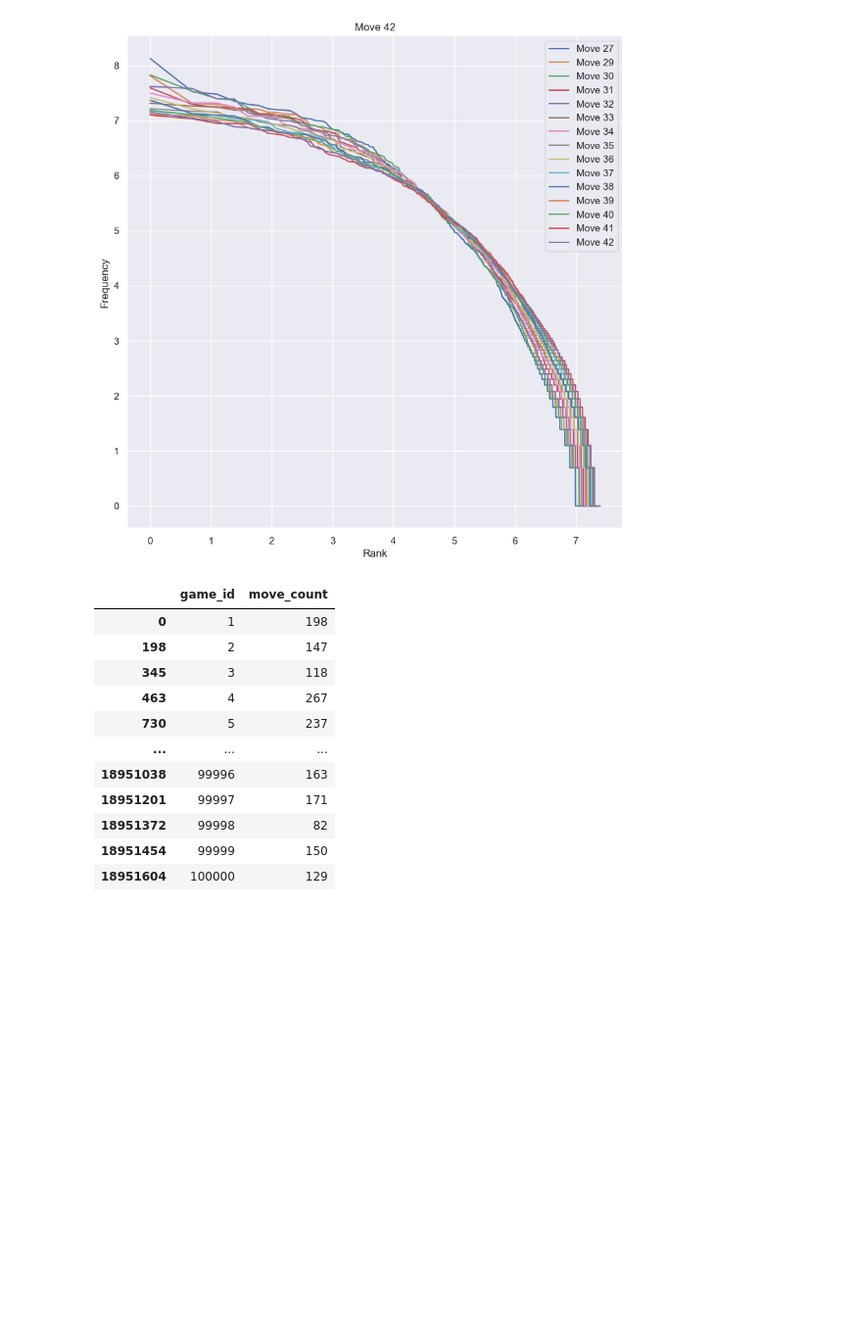
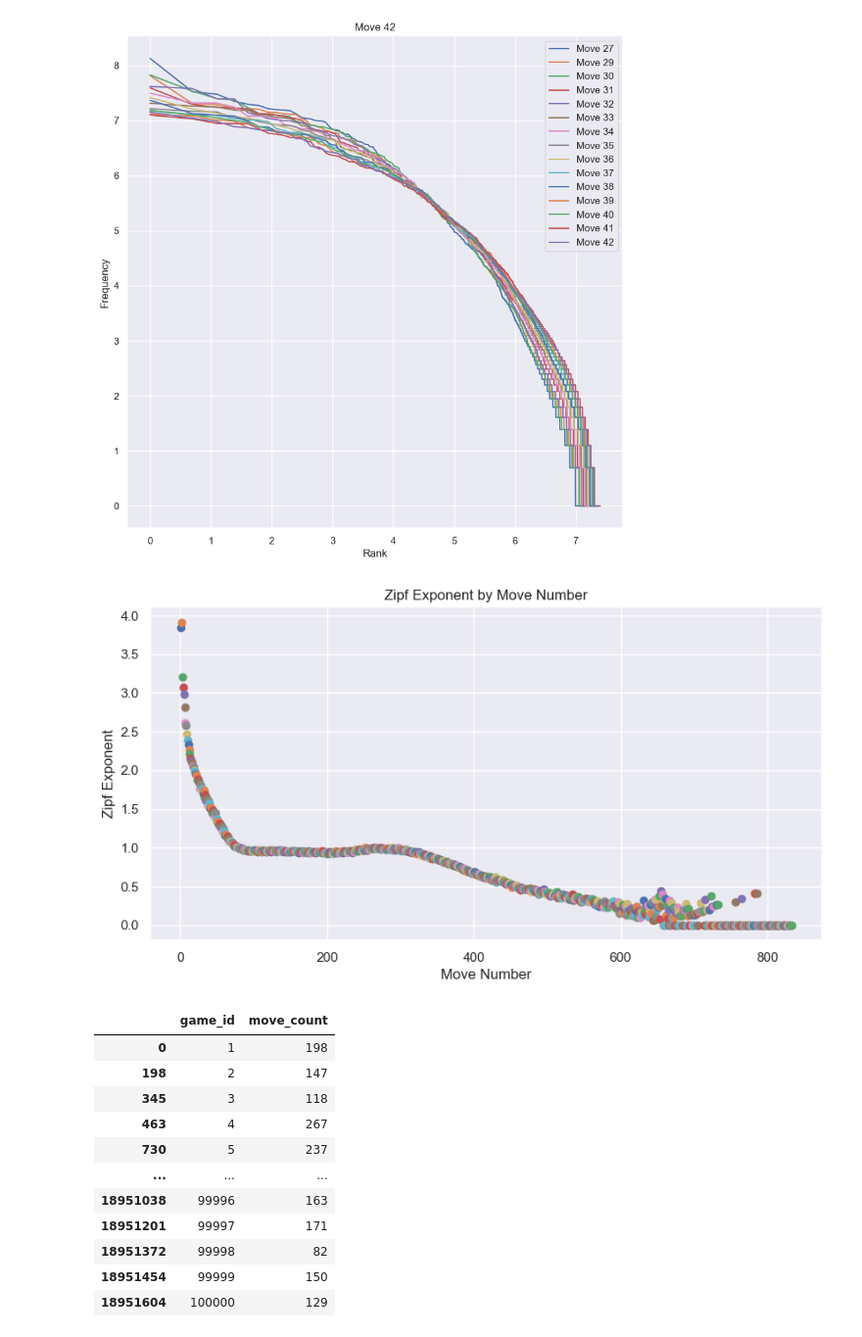
Before and after one commit to NLP-Project-PoliMi-2025/NLP-Project, a Jupyter notebook: ZipfLaw.ipynb, the cells around one changed output. Shown at 98% size. Saved outputs shown, nothing was run; the diff lists cells and outputs as text; code cells hidden in the pictures; blank space fills up the shorter version.

```diff
--- a/ZipfLaw.ipynb
+++ b/ZipfLaw.ipynb
@@ -203,6 +223,24 @@ print(f"Move {row['move_number']} Zipf exponent: {-coeffs[0]:.2f}")
 # %% [output]
 Move 43 Zipf exponent: 1.45
 [figure]
+# %%
+#  calculate the  Zipf exponent for each move_number and  plot the results
+plt.figure(figsize=(10, 5))
+zipf_exponents = []
+for index, row in df_grouped.iterrows():
+    move_list = row['move']
+    counter = Counter(move_list)
+    frequencies = np.array(sorted(counter.values(), reverse=True))
+    ranks = np.arange(1, len(frequencies) + 1)
+    coeffs = np.polyfit(np.log(ranks), np.log(frequencies), 1)
+    zipf_exponents.append(-coeffs[0])
+    plt.plot(row['move_number'], zipf_exponents[-1], 'o', label=f"Move {row['move_number']}")
+plt.title("Zipf Exponent by Move Number")
+plt.xlabel("Move Number")
+plt.ylabel("Zipf Exponent")
+plt.show()
+# %% [output]
+[figure, added]
 # %%
 df = pd.read_sql_query("SELECT game_id, move_number, move FROM moves", conn)
 # %%
```
Also changed, not shown: parts of 6 cells of this notebook.
